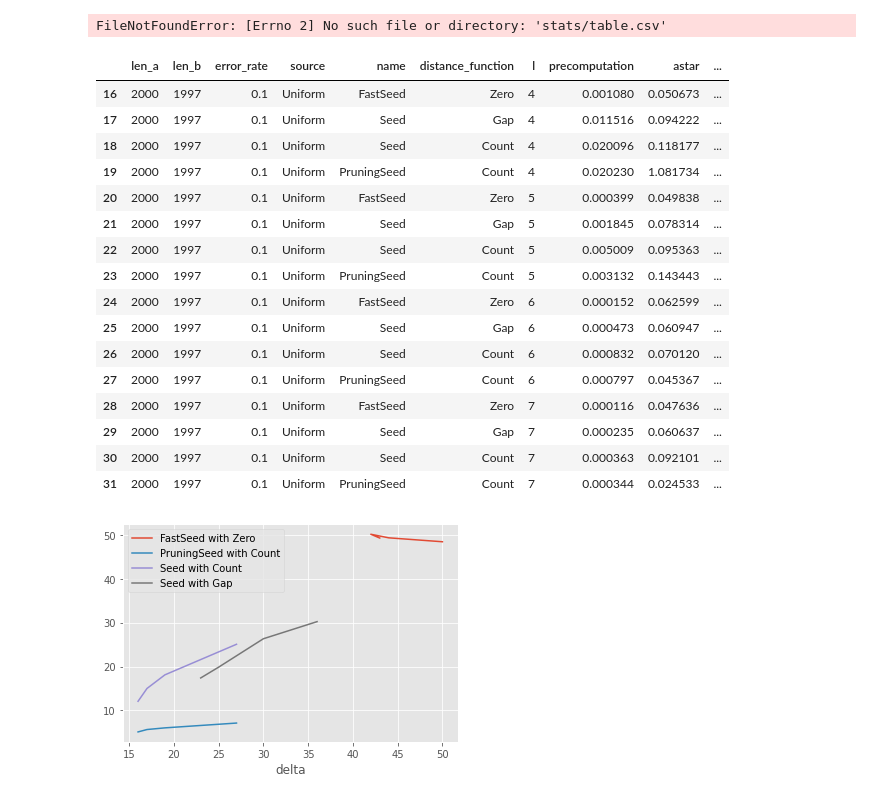
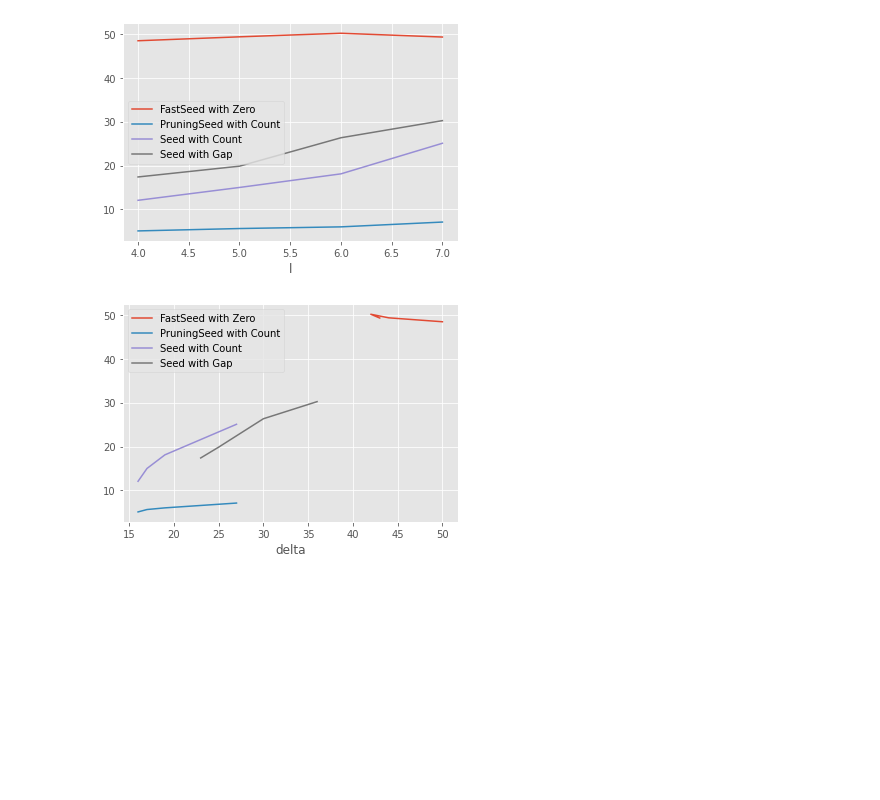
Before and after one commit to RagnarGrootKoerkamp/astar-pairwise-aligner, a Jupyter notebook: evals/visualize-explored.ipynb, the cells around one changed output. Drawn from its saved outputs; the diff is of its cells as text; code cells hidden in the pictures; blank space fills up the shorter version.

```diff
--- a/evals/visualize-explored.ipynb
+++ b/evals/visualize-explored.ipynb
@@ -135,33 +71,34 @@ Explored
 # %%
 def plot_l():
     f = 'stats/table.csv'
     t = pd.read_csv(f, delimiter=',', dtype=None)
-    t['algo'] = t.name + ' with ' + t.distance_function
+    #display(t)
+    t['algo'] = t.heuristic + ' with ' + t.distance_function
     t['band'] = t.explored / t.len_a
     subt = t.loc[(t.error_rate == 0.1)]
     #display(subt)
 
     fig, ax = plt.subplots()
 
     for key, grp in subt.groupby(['algo']):
         ax = grp.plot(ax=ax, kind='line', x='l', y='band', label=key)
 
     plt.legend(loc='best')
     plt.show()
 
 plot_l()
 # %% [output]
-FileNotFoundError: [Errno 2] No such file or directory: 'stats/table.csv'
+[figure, added]
 # %%
 def plot_():
     f = 'stats/table.csv'
     t = pd.read_csv(f, delimiter=',', dtype=None)
-    t['algo'] = t.name + ' with ' + t.distance_function
+    t['algo'] = t.heuristic + ' with ' + t.distance_function
     t['band'] = t.explored / t.len_a
     t['delta'] = t.distance - t.root_h
 
     subt = t.loc[(t.error_rate == 0.1)]
-    display(subt)
+    #display(subt)
 
     fig, ax = plt.subplots()
 
@@ -173,21 +110,4 @@ def plot_():
 
 plot_()
 # %% [output]
-|  | len_a | len_b | error_rate | source | name | distance_function | l | precomputation | astar | ... |
-| 16 | 2000 | 1997 | 0.1 | Uniform | FastSeed | Zero | 4 | 0.001080 | 0.050673 | ... |
-| 17 | 2000 | 1997 | 0.1 | Uniform | Seed | Gap | 4 | 0.011516 | 0.094222 | ... |
-| 18 | 2000 | 1997 | 0.1 | Uniform | Seed | Count | 4 | 0.020096 | 0.118177 | ... |
-| 19 | 2000 | 1997 | 0.1 | Uniform | PruningSeed | Count | 4 | 0.020230 | 1.081734 | ... |
-| 20 | 2000 | 1997 | 0.1 | Uniform | FastSeed | Zero | 5 | 0.000399 | 0.049838 | ... |
-| 21 | 2000 | 1997 | 0.1 | Uniform | Seed | Gap | 5 | 0.001845 | 0.078314 | ... |
-| 22 | 2000 | 1997 | 0.1 | Uniform | Seed | Count | 5 | 0.005009 | 0.095363 | ... |
-| 23 | 2000 | 1997 | 0.1 | Uniform | PruningSeed | Count | 5 | 0.003132 | 0.143443 | ... |
-| 24 | 2000 | 1997 | 0.1 | Uniform | FastSeed | Zero | 6 | 0.000152 | 0.062599 | ... |
-| 25 | 2000 | 1997 | 0.1 | Uniform | Seed | Gap | 6 | 0.000473 | 0.060947 | ... |
-| 26 | 2000 | 1997 | 0.1 | Uniform | Seed | Count | 6 | 0.000832 | 0.070120 | ... |
-| 27 | 2000 | 1997 | 0.1 | Uniform | PruningSeed | Count | 6 | 0.000797 | 0.045367 | ... |
-| 28 | 2000 | 1997 | 0.1 | Uniform | FastSeed | Zero | 7 | 0.000116 | 0.047636 | ... |
-| 29 | 2000 | 1997 | 0.1 | Uniform | Seed | Gap | 7 | 0.000235 | 0.060637 | ... |
-| 30 | 2000 | 1997 | 0.1 | Uniform | Seed | Count | 7 | 0.000363 | 0.092101 | ... |
-| 31 | 2000 | 1997 | 0.1 | Uniform | PruningSeed | Count | 7 | 0.000344 | 0.024533 | ... |
 [figure]
```
Also changed, not shown: parts of 2 cells of this notebook, 2 other files.
